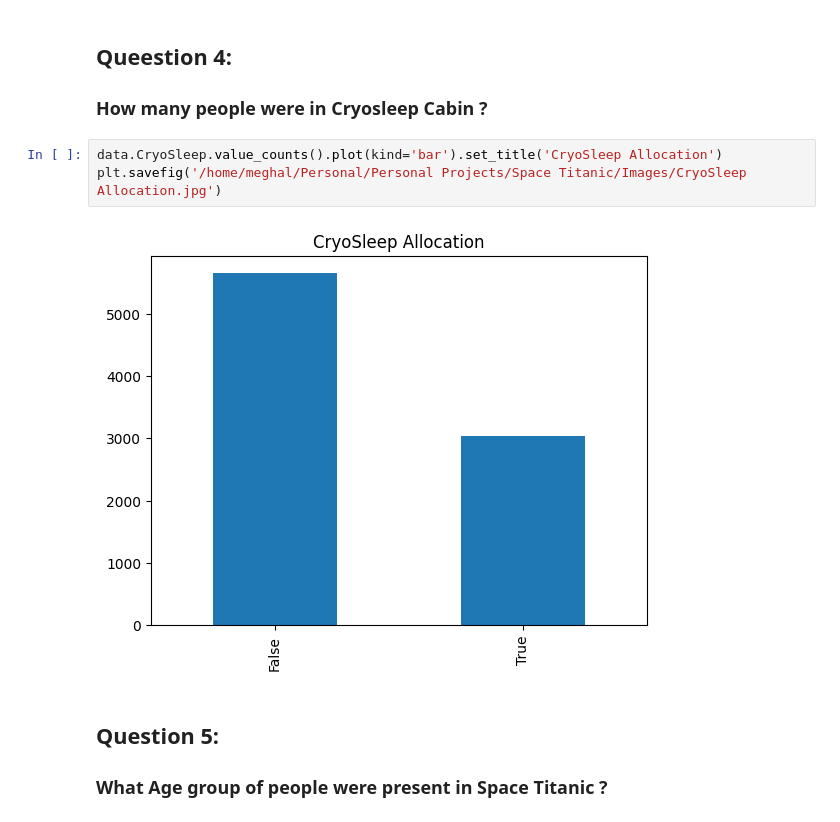
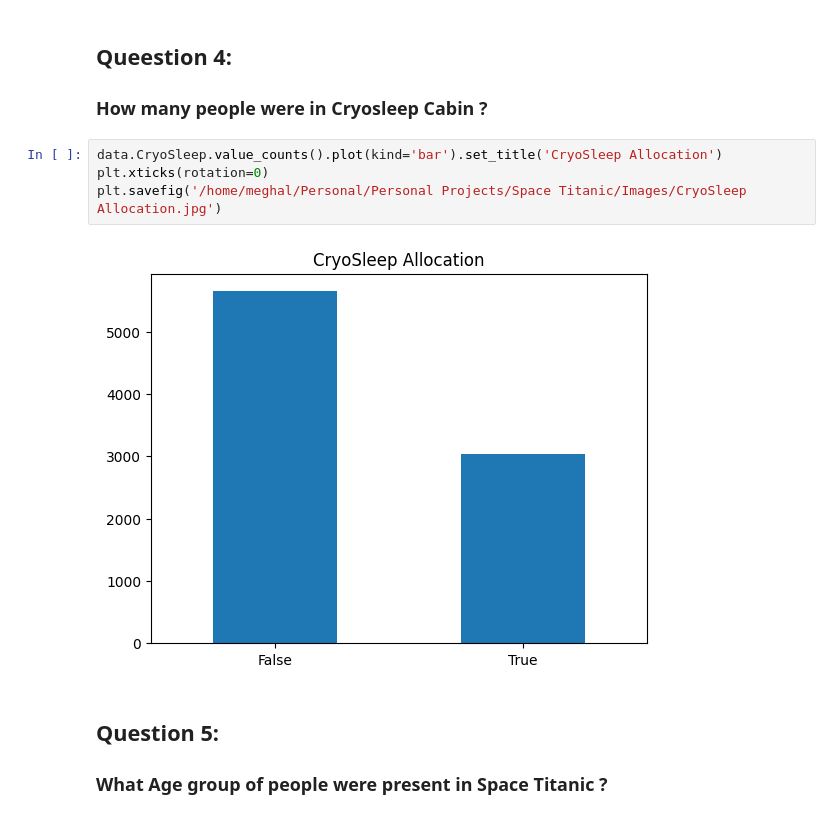
Before and after one commit to meghalagarwal/Space_Titanic_Transport_Prediction, a Jupyter notebook: Clean_Data_EDA.ipynb, the cells around one changed output. Saved outputs shown, nothing was run; the diff lists cells and outputs as text.

```diff
--- a/Clean_Data_EDA.ipynb
+++ b/Clean_Data_EDA.ipynb
@@ -95,9 +95,10 @@ plt.savefig('/home/meghal/Personal/Personal Projects/Space Titanic/Images/Distri
 ### How many people were in Cryosleep Cabin ?
 # %%
 data.CryoSleep.value_counts().plot(kind='bar').set_title('CryoSleep Allocation')
+plt.xticks(rotation=0)
 plt.savefig('/home/meghal/Personal/Personal Projects/Space Titanic/Images/CryoSleep Allocation.jpg')
 # %% [output]
-[figure, old version]
+[figure, new version]
 # %% [markdown]
 ## Question 5:
 
```
Also changed, not shown: parts of 10 cells of this notebook, 9 other files.
